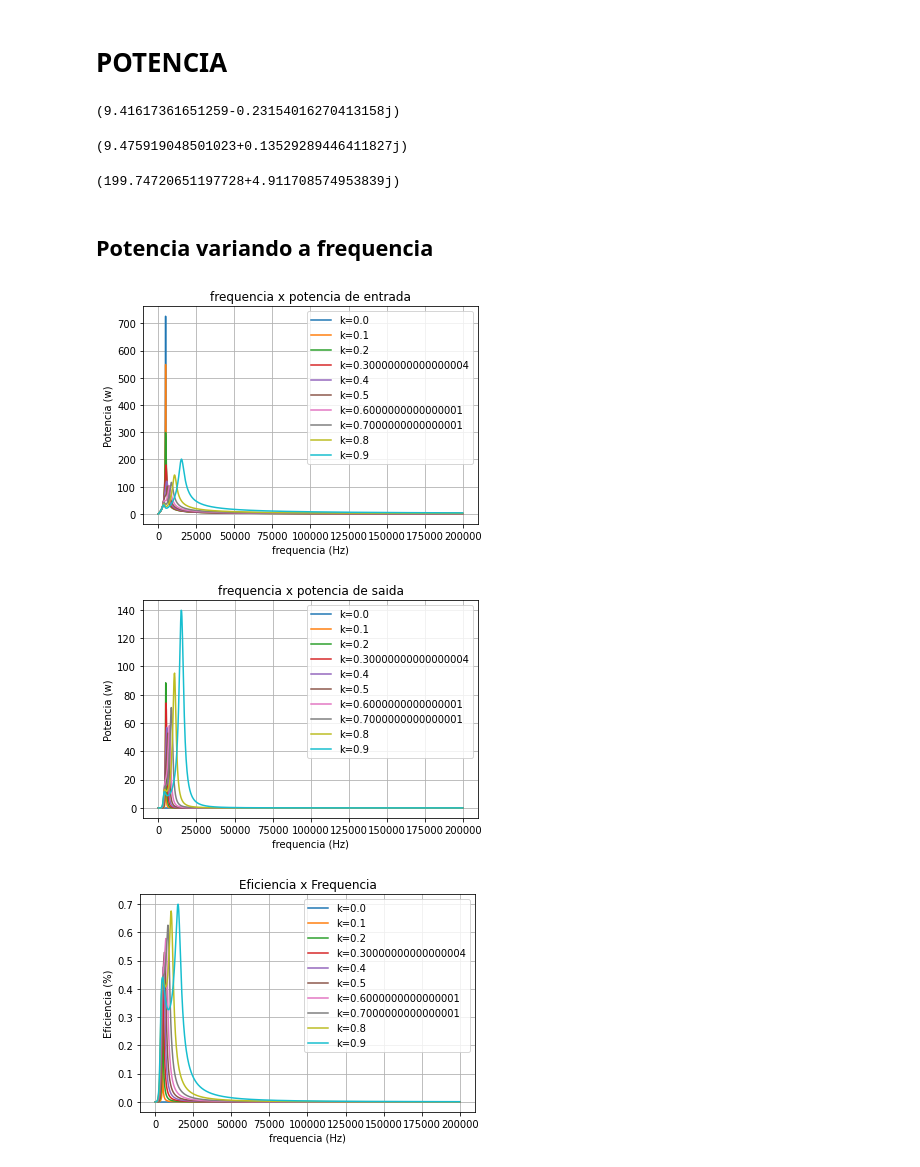
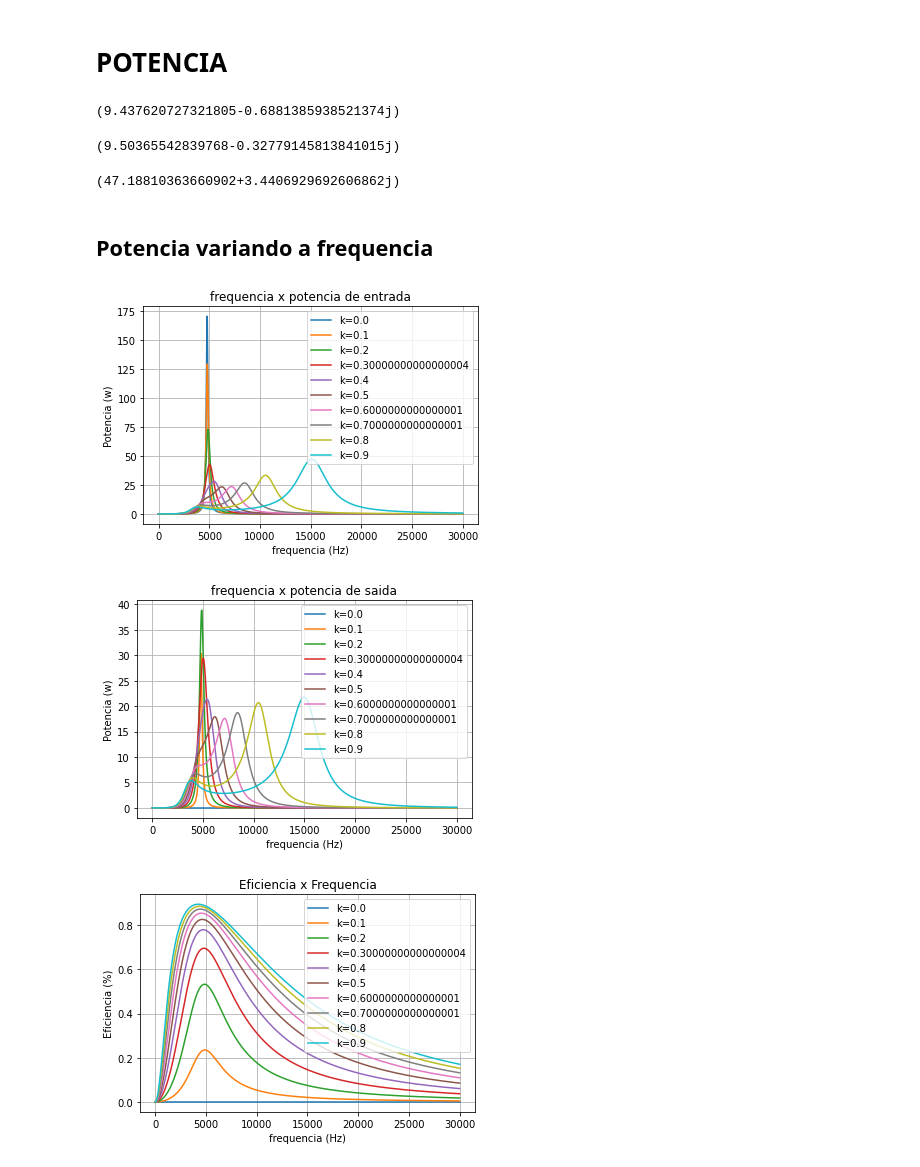
Before and after one commit to BrunoFNRodrigues/EletroMag-Projeto, a Jupyter notebook: Projeto Eletromag.ipynb, the cells around one changed output. Cells and saved outputs as stored; diff of their text form; code cells hidden in the pictures.

```diff
--- a/Projeto Eletromag.ipynb
+++ b/Projeto Eletromag.ipynb
@@ -44,10 +44,11 @@ Rcarga = 10
 # %% [markdown]
 # CORRENTES EM FUNÇÃO DA FREQUÊNCIA
 # %%
-f=np.linspace(1,200e3,1000)
-
+f=np.linspace(1,30e3,1000)
 I1_ims = []
 I2_ims = []
+I1s = []
+I2s = []
 ks = np.arange(0,1,0.1)
 ks_legend = []
 for k in ks:
@@ -66,14 +67,24 @@ for k in ks:
 
     I1_ims.append(I1_im)
     I2_ims.append(I2_im)
+    I1s.append(I1)
+    I2s.append(I2)
 
+for I1 in I1s:
+    plt.plot(f,I1)
+plt.title("Frequência x Corrente do primario")
+plt.xlabel("Frequênica $f$ [Hz]")
+plt.ylabel("Corrente $I$ [A]")
+plt.grid(True)
+plt.legend(ks_legend)
+plt.show()
 
-    plt.plot(f,I1)
+for I2 in I2s:
     plt.plot(f,I2)
-    plt.title("k="+str(k))
-    plt.xlabel("Frequênica $f$")
-    plt.ylabel("Corrente $I$ [A]")
-    plt.grid(True)
-    plt.legend(['I1', 'I2'])
-    plt.show()
+plt.title("Frequência x Corrente secundario")
+plt.xlabel("Frequênica $f$ [Hz]")
+plt.ylabel("Corrente $I$ [A]")
+plt.grid(True)
+plt.legend(ks_legend)
+plt.show()
 # %% [output]
@@ -132,20 +135,20 @@ max_x_im = f[I1_im.index(max_y_im)]
 # %%
 print(max_y_im)
 # %% [output]
-(9.41617361651259-0.23154016270413158j)
+(9.437620727321805-0.6881385938521374j)
 # %%
 max_y2_im = max(I2_im)  # Find the maximum y value
 max_x2_im = f[I2_im.index(max_y2_im)]
 print(max_y2_im)
 # %% [output]
-(9.475919048501023+0.13529289446411827j)
+(9.50365542839768-0.32779145813841015j)
 # %%
-tensao_ef = 30/sqrt(2)
-pot_entrada = tensao_ef*max_y_im.conjugate()
+tensao_ef = 10/sqrt(2)
+pot_entrada = tensao_ef*(max_y_im.conjugate()/sqrt(2))
 
 print(pot_entrada)
 # %% [output]
-(199.74720651197728+4.911708574953839j)
+(47.18810363660902+3.4406929692606862j)
 # %% [markdown]
 ## Potencia variando a frequencia
 # %%
@@ -153,8 +156,8 @@ pot_entradas = []
 for I1_im in I1_ims:
     pot_entrada = []
     for corrente in I1_im:
-        S_entrada = tensao_ef*corrente.conjugate()
-        pot_entrada.append(abs(S_entrada))
+        S_entrada = tensao_ef*(corrente.conjugate()/sqrt(2))
+        pot_entrada.append(abs(S_entrada.real))
     plt.plot(f, pot_entrada)
     pot_entradas.append(pot_entrada)
 plt.title("frequencia x potencia de entrada")
@@ -164,31 +167,32 @@ plt.legend(ks_legend)
 plt.grid(True)
 plt.show()
 # %% [output]
-[figure, old version]
+[figure, new version]
 # %%
 pot_saidas = []
+V2s = []
 for I2_im in I2_ims:
     i = 0
     pot_saida = []
     for corrente in I2_im:
         freq = f[i]
         w=2*pi*freq
         XC2=1/(1j*w*C2)
         Z = Rcarga*XC2/(Rcarga+XC2)
         U = (Z*corrente)/sqrt(2)
-        S = U*corrente.conjugate()
-        pot_saida.append(abs(S))
+        S = U*(corrente.conjugate()/sqrt(2))
+        pot_saida.append(abs(S.real))
         i += 1
     plt.plot(f, pot_saida)
     pot_saidas.append(pot_saida)
 plt.title("frequencia x potencia de saida")
 plt.xlabel("frequencia (Hz)")
 plt.ylabel("Potencia (w)")
 plt.legend(ks_legend)
 plt.grid(True)
 plt.show()
 # %% [output]
-[figure, old version]
+[figure, new version]
 # %%
 for j in range(0,len(pot_saidas)):
     Ef = []
@@ -206,4 +210,4 @@ plt.legend(ks_legend)
 plt.grid(True)
 plt.show()
 # %% [output]
-[figure, old version]
+[figure, new version]
```
Also changed, not shown: parts of 4 cells of this notebook.
